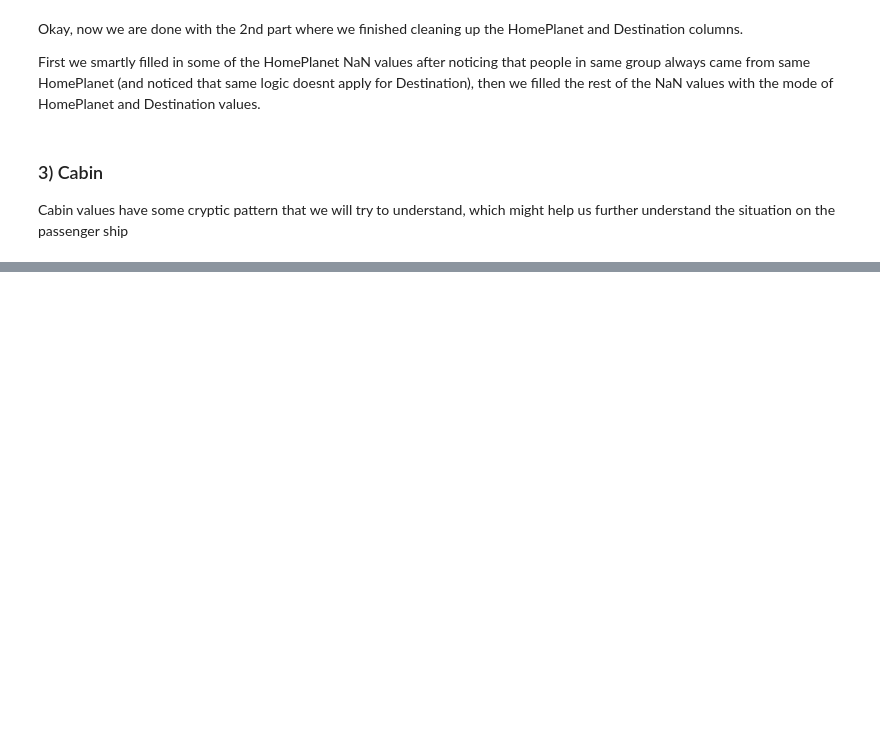
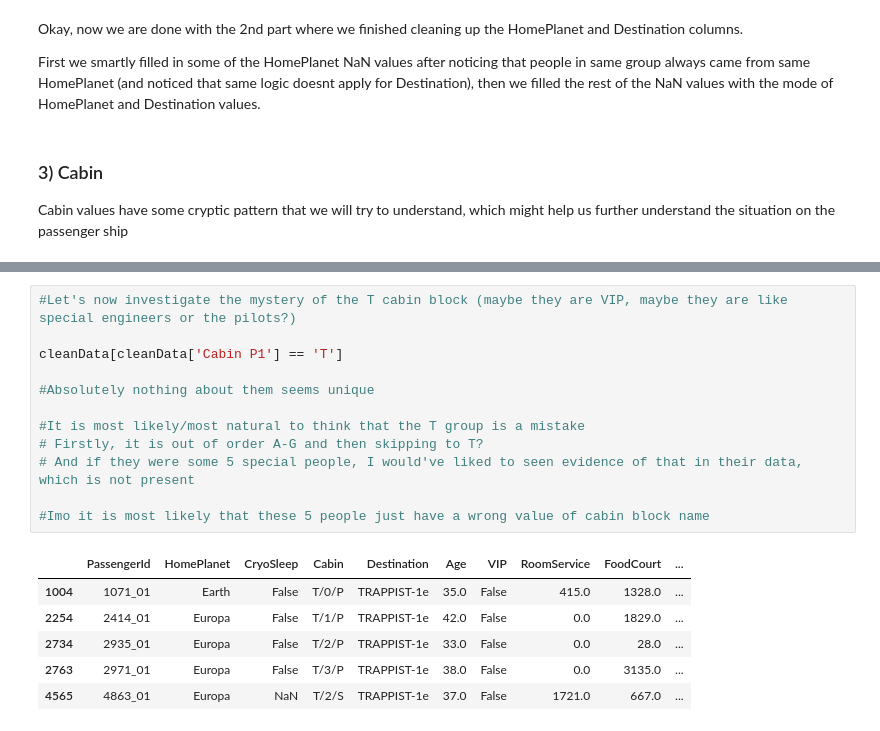
Before and after one commit to bestboybest/OlympusTech3.0--AstroGoodBoy, a Jupyter notebook: Task2/AstroGoodBoy_notebook_cleaning.ipynb, the cells around one changed output, grey strips where cells are left out. Cells and saved outputs as stored; diff of their text form; blank space fills up the shorter version.

```diff
--- a/Task2/AstroGoodBoy_notebook_cleaning.ipynb
+++ b/Task2/AstroGoodBoy_notebook_cleaning.ipynb
@@ -331,0 +490,19 @@ Cabin values have some cryptic pattern that we will try to understand, which mig
+# %%
+#Let's now investigate the mystery of the T cabin block (maybe they are VIP, maybe they are like special engineers or the pilots?)
+
+cleanData[cleanData['Cabin P1'] == 'T']
+
+#Absolutely nothing about them seems unique
+
+#It is most likely/most natural to think that the T group is a mistake
+# Firstly, it is out of order A-G and then skipping to T?
+# And if they were some 5 special people, I would've liked to seen evidence of that in their data, which is not present
+
+#Imo it is most likely that these 5 people just have a wrong value of cabin block name
+# %% [output]
+|  | PassengerId | HomePlanet | CryoSleep | Cabin | Destination | Age | VIP | RoomService | FoodCourt | ... |
+| 1004 | 1071_01 | Earth | False | T/0/P | TRAPPIST-1e | 35.0 | False | 415.0 | 1328.0 | ... |
+| 2254 | 2414_01 | Europa | False | T/1/P | TRAPPIST-1e | 42.0 | False | 0.0 | 1829.0 | ... |
+| 2734 | 2935_01 | Europa | False | T/2/P | TRAPPIST-1e | 33.0 | False | 0.0 | 28.0 | ... |
+| 2763 | 2971_01 | Europa | False | T/3/P | TRAPPIST-1e | 38.0 | False | 0.0 | 3135.0 | ... |
+| 4565 | 4863_01 | Europa | NaN | T/2/S | TRAPPIST-1e | 37.0 | False | 1721.0 | 667.0 | ... |
```
Also changed, not shown: parts of 17 cells of this notebook.
